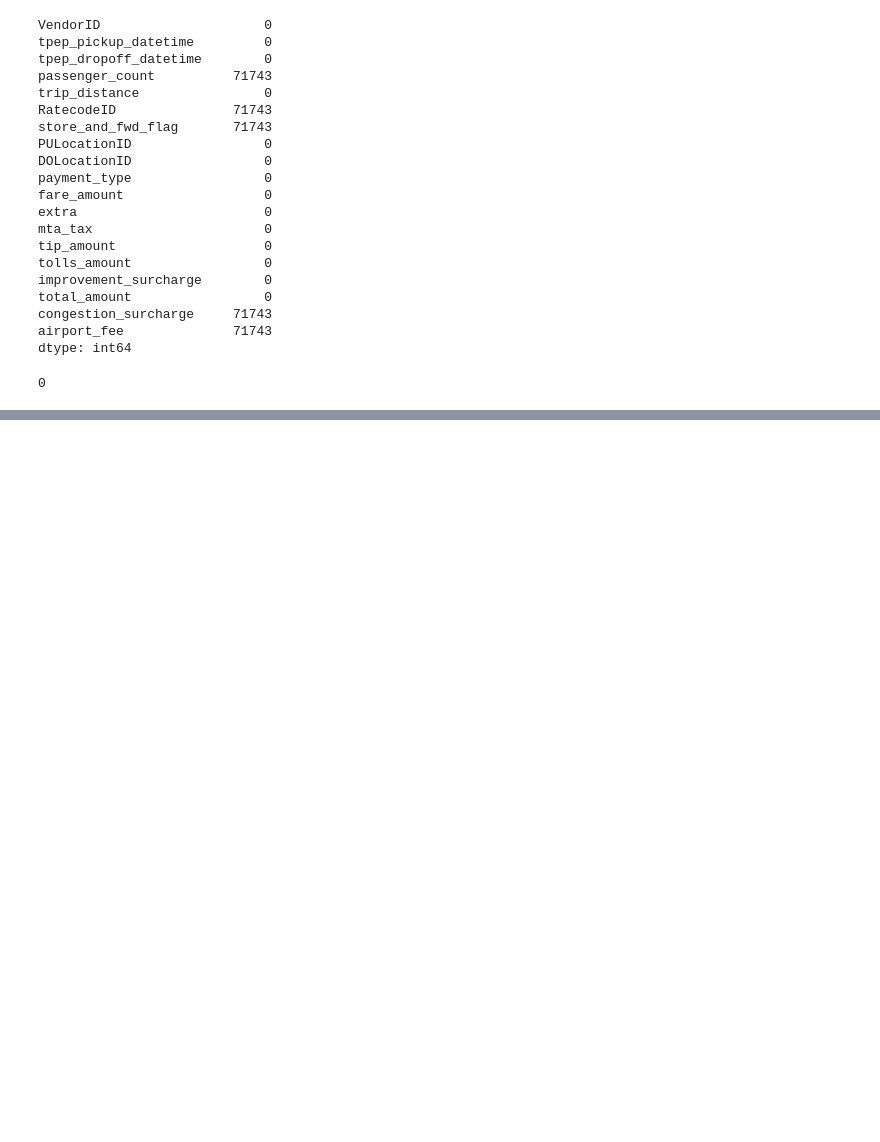
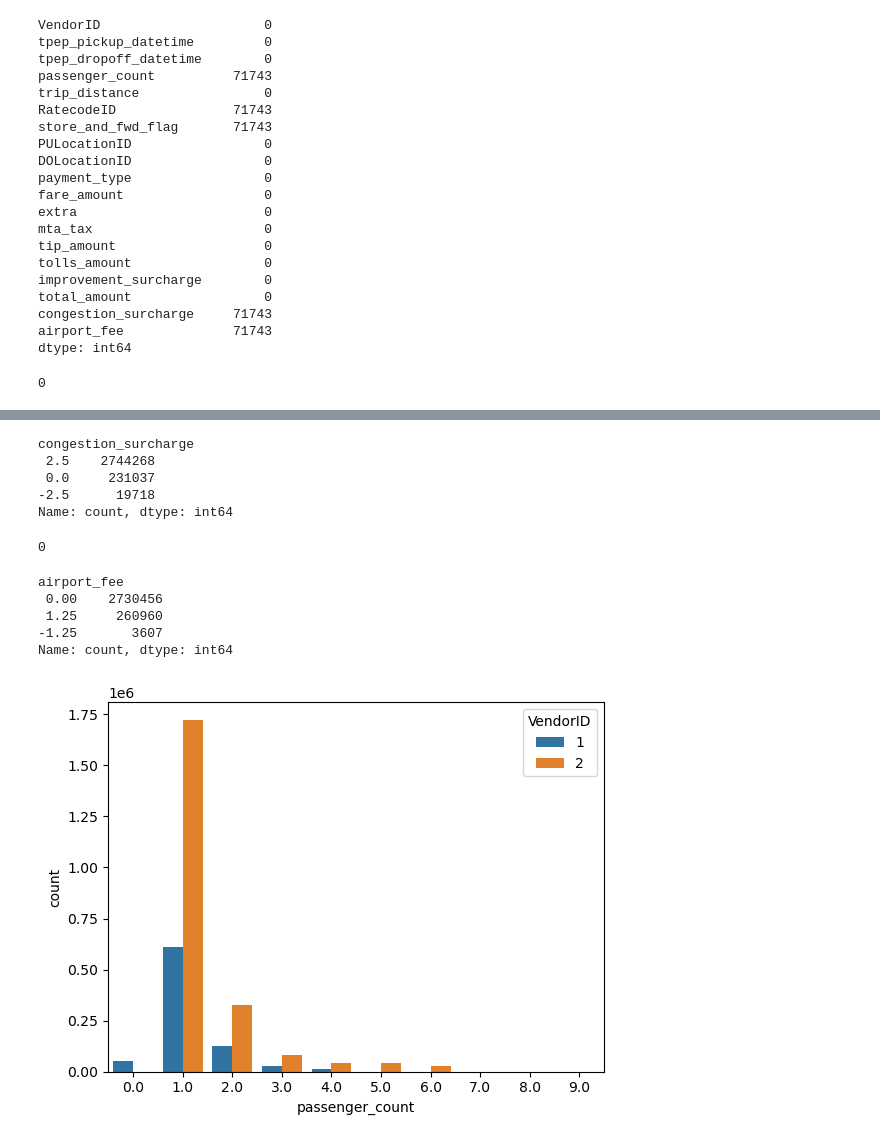
Before and after one commit to BGuragain1/Machine-Learning, a Jupyter notebook: new-york-city-taxi.ipynb, the cells around one changed output, grey strips where cells are left out. Drawn from its saved outputs; the diff is of its cells as text; code cells hidden in the pictures; blank space fills up the shorter version.

```diff
--- a/new-york-city-taxi.ipynb
+++ b/new-york-city-taxi.ipynb
@@ -152,0 +156,2 @@ Name: count, dtype: int64
+# %%
+df["store_and_fwd_flag"].fillna(df["store_and_fwd_flag"].mode()[0],inplace=True)
@@ -152,0 +185,29 @@ Name: count, dtype: int64
+# %%
+df["congestion_surcharge"].value_counts()
+# %% [output]
+congestion_surcharge
+ 2.5    2744268
+ 0.0     231037
+-2.5      19718
+Name: count, dtype: int64
+# %%
+df["congestion_surcharge"].fillna(df["congestion_surcharge"].mode()[0],inplace=True)
+# %%
+df["congestion_surcharge"].isnull().sum()
+# %% [output]
+0
+# %%
+df["airport_fee"].value_counts()
+# %% [output]
+airport_fee
+ 0.00    2730456
+ 1.25     260960
+-1.25       3607
+Name: count, dtype: int64
+# %%
+df["airport_fee"].fillna(df["airport_fee"].mode()[0],inplace=True)
+# %%
+sns.countplot(data=df, x="passenger_count",hue="VendorID")
+plt.show()
+# %% [output]
+[figure, added]
```
Also changed, not shown: parts of 87 cells of this notebook.
